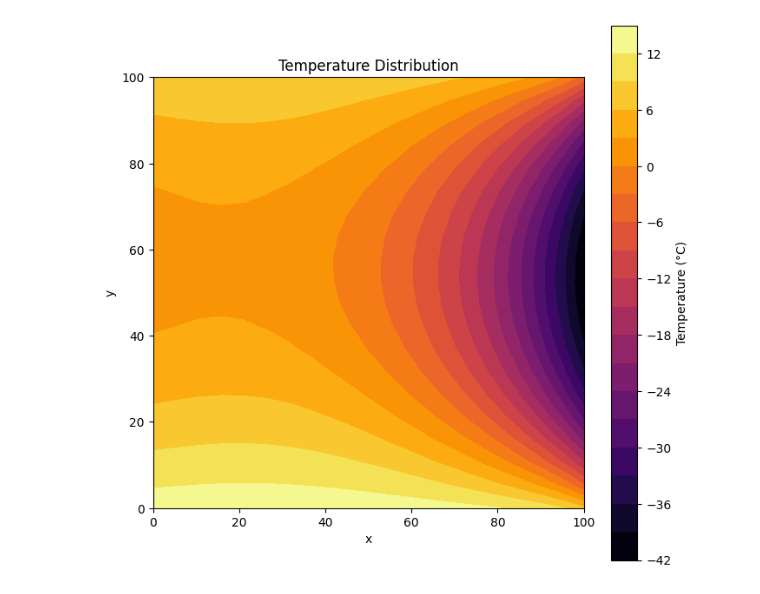
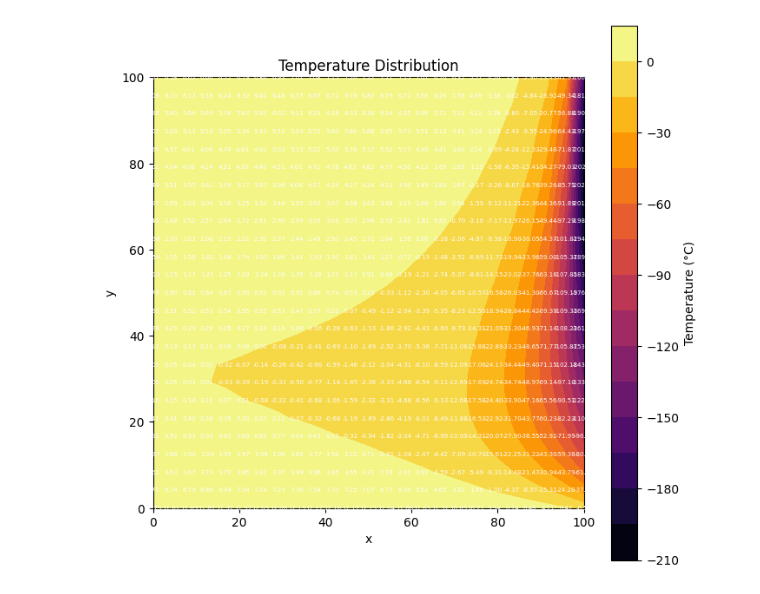
Before and after one commit to Mafaz03/Computational-Fluid-Dynamics, a Jupyter notebook: Assignment_2/2D_Diffusion.ipynb, the cells around one changed output. Saved outputs shown, nothing was run; the diff lists cells and outputs as text; code cells hidden in the pictures.

```diff
--- a/Assignment_2/2D_Diffusion.ipynb
+++ b/Assignment_2/2D_Diffusion.ipynb
@@ -5,11 +2,12 @@ from gauss_sadel import Gauss_Sadel
 import numpy as np
 import matplotlib.pyplot as plt
 from helper import *
+from gauss_sadel import Gauss_Sadel
 
 ## Inputs ###################
 
-dx = 5
-dy = 5
+dx = 4
+dy = 4
 
 Lx = 100
 Ly = 100
@@ -18,10 +16,10 @@ num_nodes_x = int(Lx / dx)
 num_nodes_y = int(Ly / dy)
 
 # For equidistant change it to 0, 0
-x_percentage = 0 # reduce by {x_percentage}%
-y_percentage = 0 # reduce by {y_percentage}%
+x_percentage = 10 # reduce by {x_percentage}%
+y_percentage = 10 # reduce by {y_percentage}%
 
-index_x = -1
+index_x = 0
 index_y = 0
 
 ### Boundary Conditions
@@ -65,7 +63,7 @@ class node:
         self.del_xs = None
 
 # Initializing empty mesh
-mesh = np.array([[node() for x in range(int(Lx/dx))] for y in range(int(Ly/dy))])
+mesh = np.array([[node() for x in range(num_nodes_x)] for y in range(num_nodes_y)])
 
 # Equidistant mesh gets created here
 x_val = 0
@@ -224,14 +222,15 @@ coef_matrix.shape
 # %%
 for node_idx in range(num_nodes_x * num_nodes_y):
-    print(f"Processing node {node_idx}")
-    cell_x, cell_y = linear_to_flipped_coords(node_idx, num_nodes_x)
+    # print(f"Processing node {node_idx}")
+    cell_x, cell_y = linear_to_flipped_coords(node_idx, num_nodes_y)
     cell_x, cell_y = int(cell_x), int(cell_y)
 
+    # For mesh[y][x] indexing
     cell = mesh[cell_x][cell_y]
-    print(f"Coordinates: ({cell_x}, {cell_y})")
+    # print(f"Coordinates: ({cell_x}, {cell_y})")
 
     nei_dict = find_neighbors(nodes, cell_x, cell_y, num_nodes_x, num_nodes_y)
-    print(f"Neighbors: {nei_dict}")
+    # print(f"Neighbors: {nei_dict}")
 
     # Initialize coefficients
     a_N = a_S = a_E = a_W = 0
@@ -239,8 +238,7 @@ for node_idx in range(num_nodes_x * num_nodes_y):
 
     # -----------------------------
     # Variable conductivity at cell center
-    cell_y_coord = (cell_y + 0.5) * dy   # y coordinate of cell center
-    k_cell = 16 * (cell_y_coord / H + 1)
+    k_cell = 16 * ((cell.Gy + (cell.Cell_size_y/2)) / H + 1)
 
     # Source term (uniform S = -1.5)
     Su += -1.5 * cell.Cell_size_x * cell.Cell_size_y
@@ -354,4 +352,4 @@ for node_idx in range(num_nodes_x * num_nodes_y):
 
     # === Update source vector ===
     Su_vector[node_idx] = Su
-    print(a_P, end="\n\n")
+    # print(a_P, end="\n\n")
@@ -383,27 +363,27 @@ X, loops_taken = Gauss_Sadel(coef_matrix, Su_vector, np.zeros_like(Su_vector),
 # %%
 # Reshape for 5×5 grid
 X_grid = X.reshape(num_nodes_x, num_nodes_y).transpose()
 
 # Create coordinates
 x = np.linspace(0, num_nodes_x*dx, num_nodes_x)
 y = np.linspace(0, num_nodes_y*dy, num_nodes_y)
 X_coords, Y_coords = np.meshgrid(x, y)
 
 
 plt.figure(figsize=(8,8))
 contour = plt.contourf(X_coords, Y_coords, X_grid, levels=20, cmap='inferno')
 plt.colorbar(label='Temperature (°C)')
 plt.xlabel('x')
 plt.ylabel('y')
 plt.title('Temperature Distribution')
 
 # Overlay temperature values
-# for i in range(X_grid.shape[0]):
-#     for j in range(X_grid.shape[1]):
-#         plt.text(X_coords[i, j], Y_coords[i, j], f"{X_grid[i, j]:.2f}",
-#                  ha='center', va='center', color='white', fontsize=5)
+for i in range(X_grid.shape[0]):
+    for j in range(X_grid.shape[1]):
+        plt.text(X_coords[i, j], Y_coords[i, j], f"{X_grid[i, j]:.2f}",
+                 ha='center', va='center', color='white', fontsize=5)
 
 plt.gca().set_aspect(dx/dy)
 plt.show()
 # %% [output]
-[figure, old version]
+[figure, new version]
```
Also changed, not shown: parts of 7 cells of this notebook, 2 other files.
